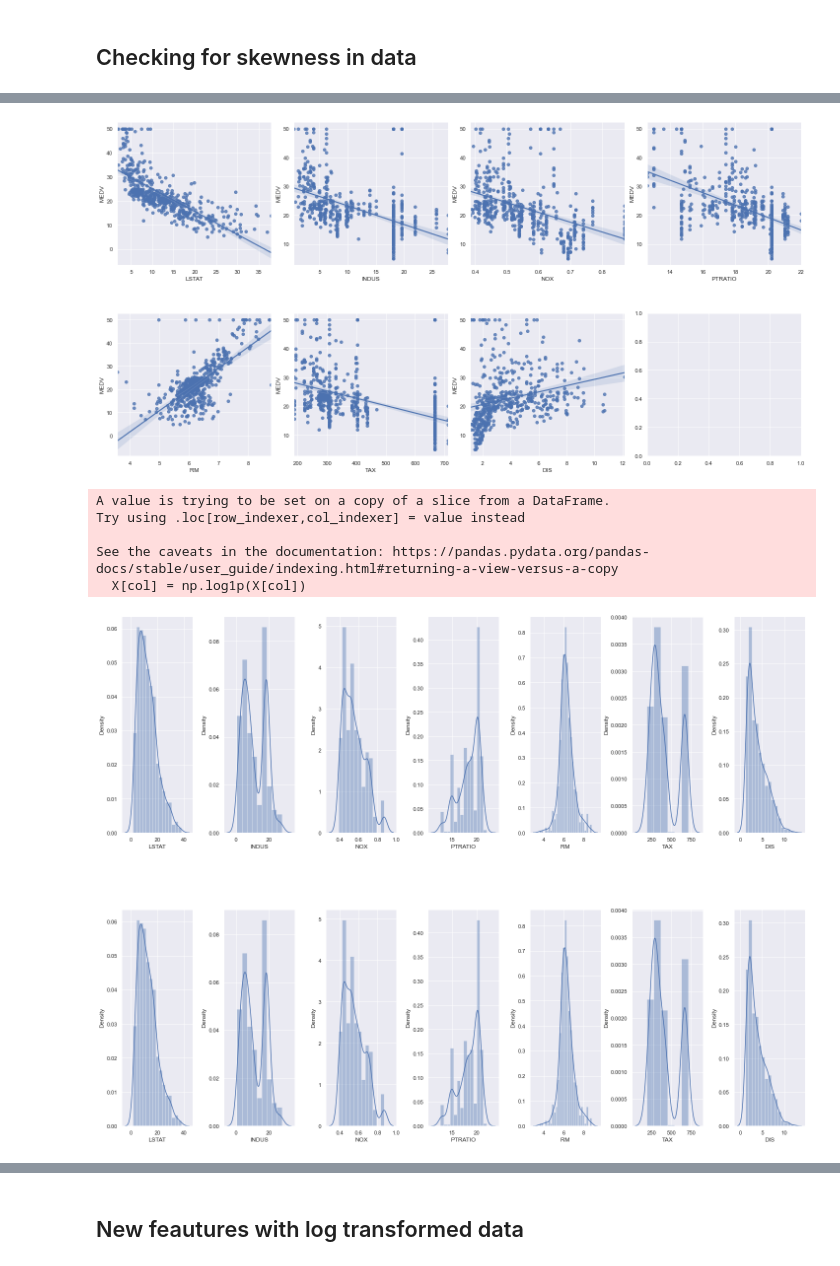
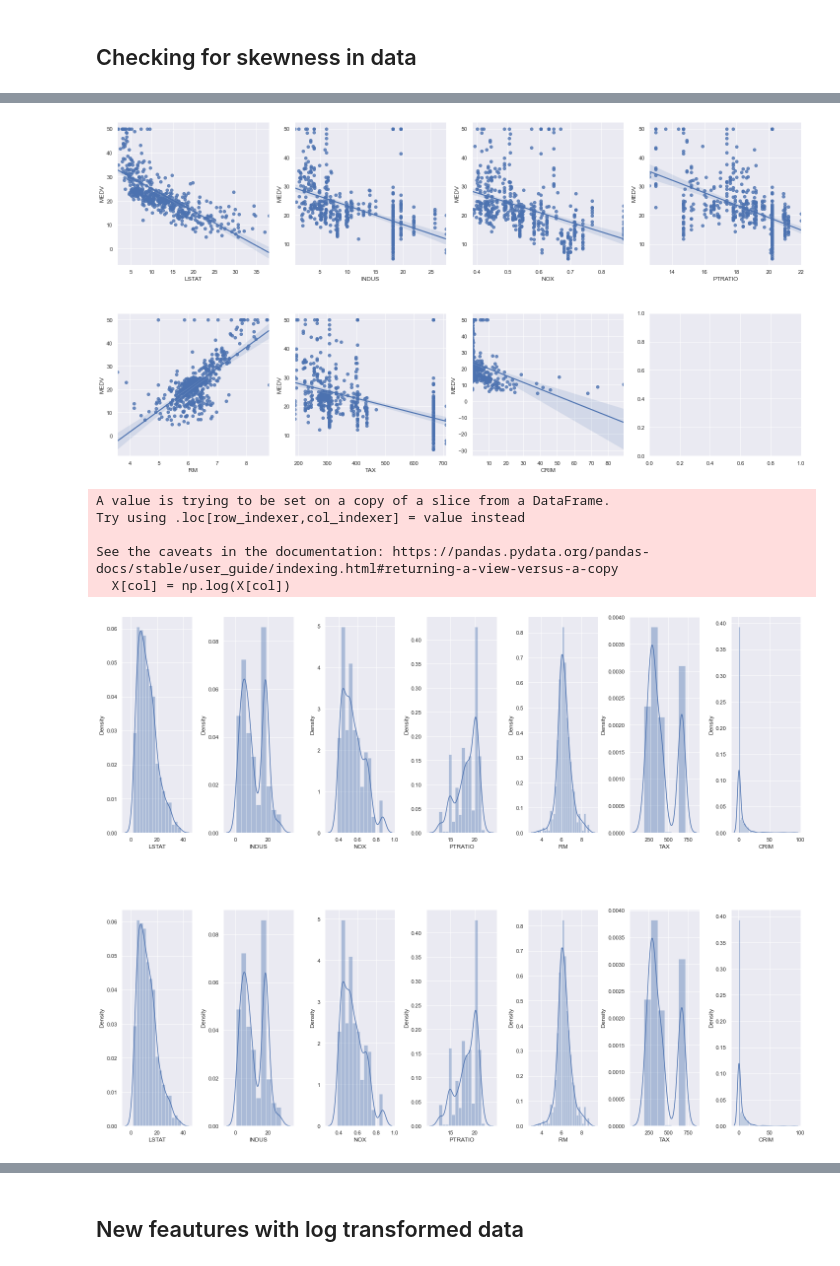
Before and after one commit to Jinglinhui/My-codes, a Jupyter notebook: Linear regression.ipynb, the cells around one changed output, grey strips where cells are left out. Saved outputs shown, nothing was run; the diff lists cells and outputs as text; code cells hidden in the pictures.

```diff
--- a/Linear regression.ipynb
+++ b/Linear regression.ipynb
@@ -289,26 +289,26 @@ RAD        1.004815
 B         -2.890374
 dtype: float64
 # %%
-features = ['LSTAT', 'INDUS', 'NOX', 'PTRATIO', 'RM', 'TAX', 'DIS']
+features = ['LSTAT', 'INDUS', 'NOX', 'PTRATIO', 'RM', 'TAX', 'CRIM']
 X1 = boston.loc[:,features]
 Y1 = boston['MEDV']
 fig, axs = plt.subplots(ncols=4, nrows=2, figsize=(20, 10))
 index = 0
 axs = axs.flatten()
 for i, k in enumerate(features):
     sns.regplot(y=Y1, x=X1[k], ax=axs[i])
 plt.tight_layout(pad=0.4, w_pad=0.5, h_pad=5.0)
 # %% [output]
-[figure, old version]
+[figure, new version]
 # %%
-for col in X.columns:
-        X[col] = np.log1p(X[col])
+for col in X1.columns:
+        X[col] = np.log(X[col])
 # %% [output]
 A value is trying to be set on a copy of a slice from a DataFrame.
 Try using .loc[row_indexer,col_indexer] = value instead
 
 See the caveats in the documentation: https://pandas.pydata.org/pandas-docs/stable/user_guide/indexing.html#returning-a-view-versus-a-copy
-  X[col] = np.log1p(X[col])
+  X[col] = np.log(X[col])
 # %%
 fig, axs = plt.subplots(ncols=7, nrows=2, figsize=(20, 15))
 index = 0
@@ -321,7 +321,7 @@ for k,v in boston.loc[:,features].items():
     index += 1
 plt.tight_layout(pad=0.4, w_pad=0.5, h_pad=10.0)
 # %% [output]
-[figure, old version]
+[figure, new version]
 # %%
 vif_data = pd.DataFrame()
 vif_data["features"] = X1.columns
```
Also changed, not shown: parts of 7 cells of this notebook.
